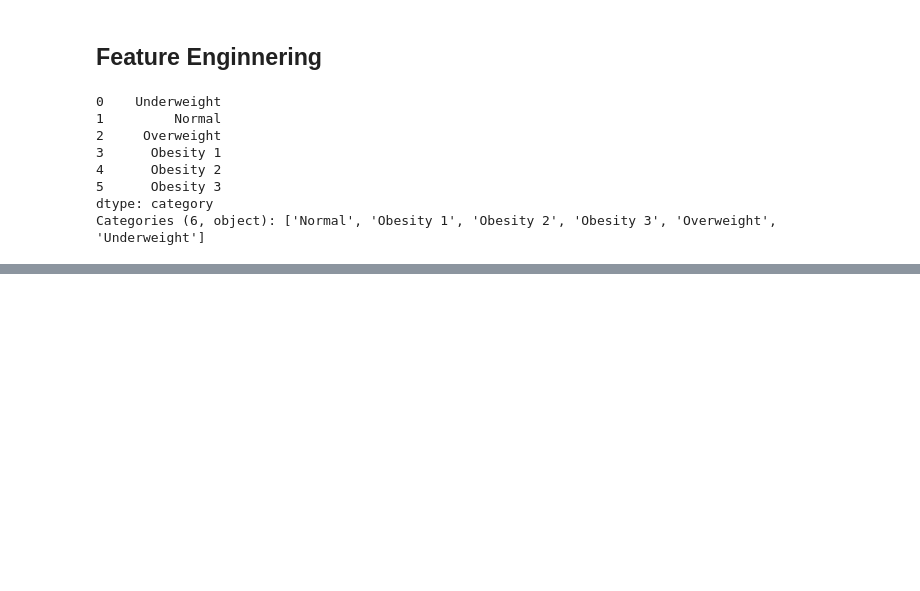
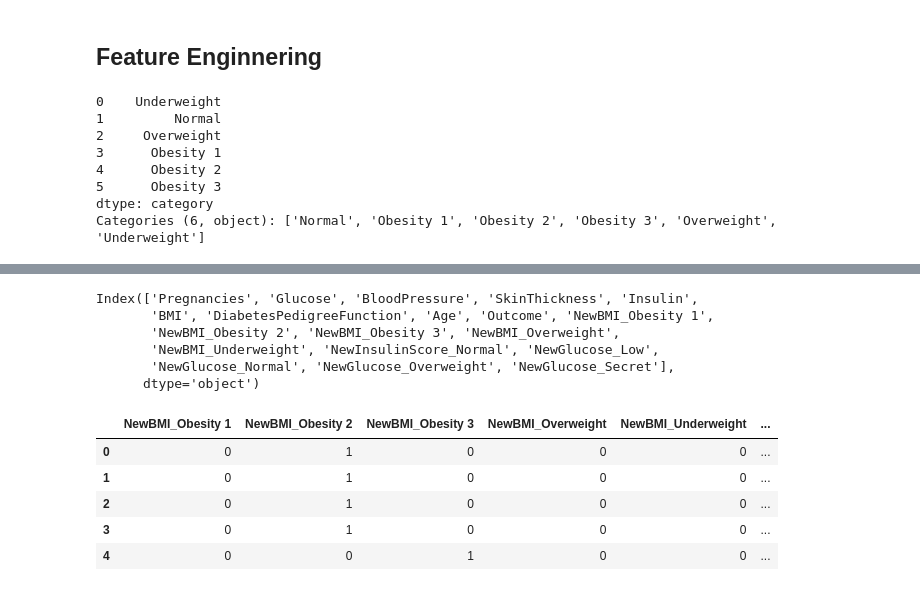
Before and after one commit to vikasjangidmk/A-Machine-Learning-Approach-to-Diabetes-Prediction-Performance-Comparison-of-Multiple-Classifiers, a Jupyter notebook: Notebook.ipynb, the cells around one changed output, grey strips where cells are left out. Drawn from its saved outputs; the diff is of its cells as text; code cells hidden in the pictures; blank space fills up the shorter version.

```diff
--- a/Notebook.ipynb
+++ b/Notebook.ipynb
@@ -572,0 +634,23 @@ df.loc[df["BMI"]>39.9, "NewBMI"] = NewBMI[5]    # New BMI values are assigned to
+# %%
+df.columns
+# %% [output]
+Index(['Pregnancies', 'Glucose', 'BloodPressure', 'SkinThickness', 'Insulin',
+       'BMI', 'DiabetesPedigreeFunction', 'Age', 'Outcome', 'NewBMI_Obesity 1',
+       'NewBMI_Obesity 2', 'NewBMI_Obesity 3', 'NewBMI_Overweight',
+       'NewBMI_Underweight', 'NewInsulinScore_Normal', 'NewGlucose_Low',
+       'NewGlucose_Normal', 'NewGlucose_Overweight', 'NewGlucose_Secret'],
+      dtype='object')
+# %%
+categorical_df = df[['NewBMI_Obesity 1',
+       'NewBMI_Obesity 2', 'NewBMI_Obesity 3', 'NewBMI_Overweight',
+       'NewBMI_Underweight', 'NewInsulinScore_Normal', 'NewGlucose_Low',
+       'NewGlucose_Normal', 'NewGlucose_Overweight', 'NewGlucose_Secret']]
+# %%
+categorical_df.head()
+# %% [output]
+|  | NewBMI_Obesity 1 | NewBMI_Obesity 2 | NewBMI_Obesity 3 | NewBMI_Overweight | NewBMI_Underweight | ... |
+| 0 | 0 | 1 | 0 | 0 | 0 | ... |
+| 1 | 0 | 1 | 0 | 0 | 0 | ... |
+| 2 | 0 | 1 | 0 | 0 | 0 | ... |
+| 3 | 0 | 1 | 0 | 0 | 0 | ... |
+| 4 | 0 | 0 | 1 | 0 | 0 | ... |
```
Also changed, not shown: parts of 16 cells of this notebook.
